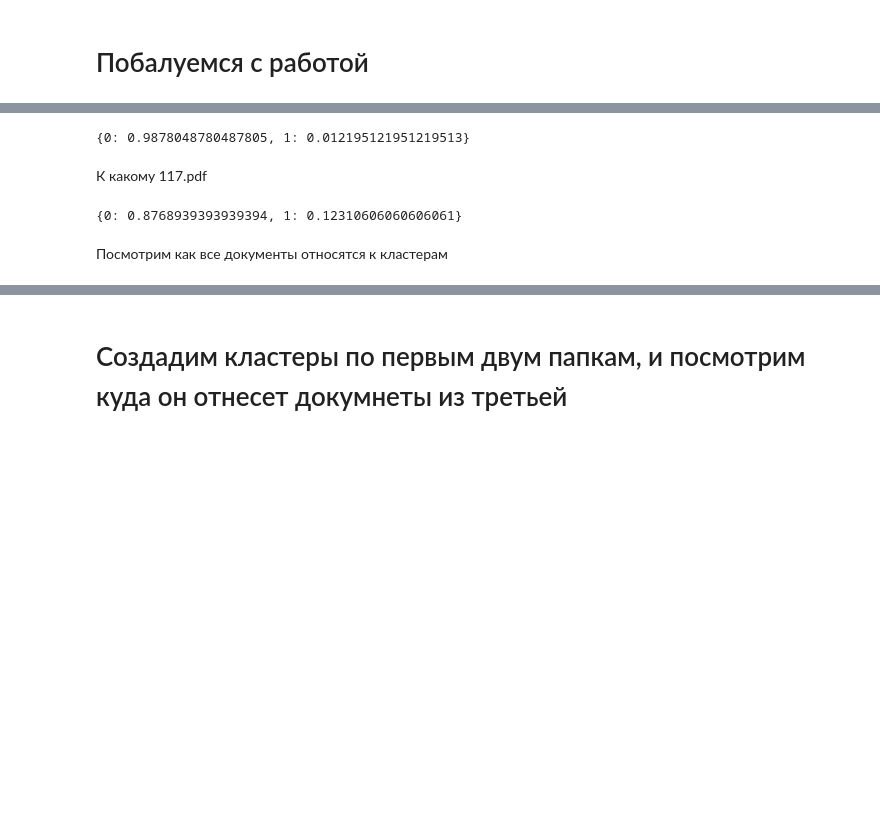
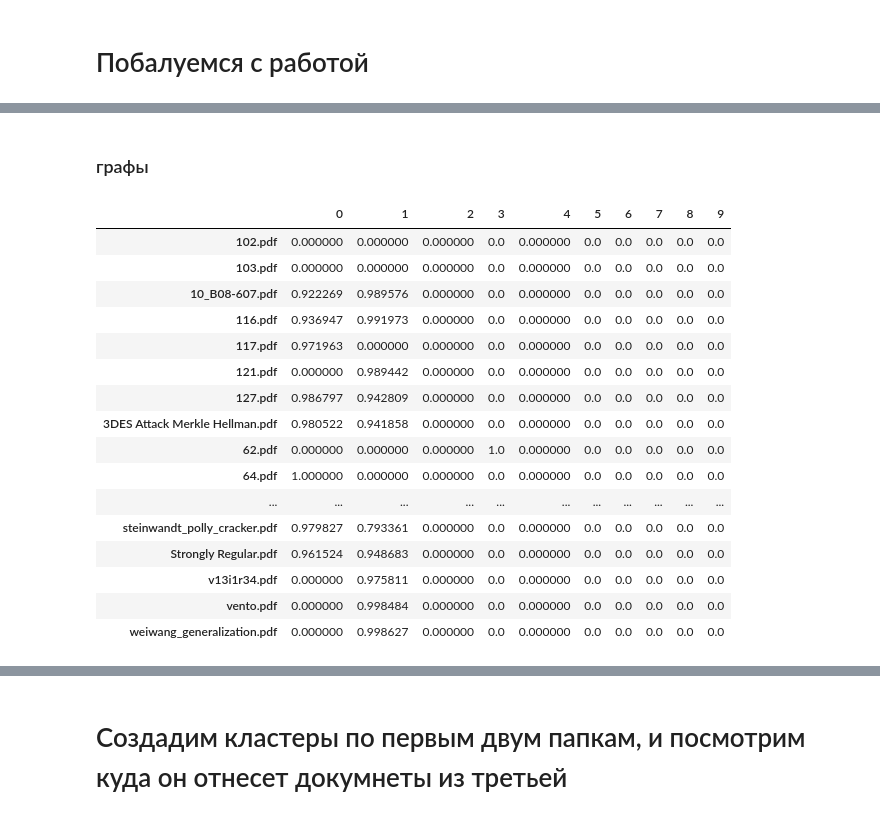
Before and after one commit to avatar4ik3/clustering, a Jupyter notebook: sample.ipynb, the cells around one changed output, grey strips where cells are left out. Drawn from its saved outputs; the diff is of its cells as text; code cells hidden in the pictures; blank space fills up the shorter version.

```diff
--- a/sample.ipynb
+++ b/sample.ipynb
@@ -337,4 +630,4 @@ exception on 76.pdf while attamted to read it
 # %%
-names2 = [d for d in rawDocuments2 if rawDocuments2[d] != '']
+realNames = [d for d in rawDocuments2 if rawDocuments2[d] != '']
 len(rawDocuments2) - len(names2)
 # %% [output]
@@ -342,8 +637,13 @@ len(rawDocuments2) - len(names2)
 # %%
 #я так понимаю это очень плохой селектор и текстовый процессор, потому что он не удаляет мат формулы
-selectionLimiter2 = 0.015
+selectionLimiter2 = 0.3
+max_word_count = 6
+matrix_interval_size = 3
+max_nodes_in_edge = 3
+max_edge_simmularity = 0.15
+graph_clusters_count = 10
 in_texts2 = list (map (lambda x : defaultTextPipe(rawDocuments2[x]),names2))
 freqs2 = list (map (lambda x : frequency(x),in_texts2))
-ss2 = list(map ( lambda x : selectWords(x,selectionLimiter2) ,in_texts2))
+ss2 = list(map ( lambda x : select_words_count(x,max_word_count) ,in_texts2))
 selected2 = selectedDocumentsWords(ss2)
-selected2
+m2 = buildMatrix(in_texts2,selected2,matrix_interval_size)
@@ -419,15 +664,29 @@ cl_texts
-# %%
-doc = frequency(defaultTextPipe(rawDocuments2["102.pdf"]))
-classify(doc,cl_texts)
-# %% [output]
-{0: 0.9878048780487805, 1: 0.012195121951219513}
-# %% [markdown]
-К какому 117.pdf
-# %%
-doc = frequency(defaultTextPipe(rawDocuments2["117.pdf"]))
-classify(doc,cl_texts)
-# %% [output]
-{0: 0.8768939393939394, 1: 0.12310606060606061}
-# %% [markdown]
-Посмотрим как все документы относятся к кластерам
+# %% [markdown]
+### графы
+# %%
+
+texts = dict[str,Text]([(x,defaultTextPipe(rawDocuments2[x])) for x in realNames])
+selected_words = dict[str,Text]([(x,select_words_count(texts[x],max_word_count)) for x in realNames])
+matricies = dict[str,Matrix]([(x,buildMatrix([texts[x]],selected_words[x],matrix_interval_size,len(realNames))) for x in realNames])
+metric_g_cosine = dict[str,dict[str,float]]([(x,classify_hard_graph(cls,matricies[x])) for x in realNames])
+metric_g_cosine
+pd.DataFrame.from_dict(metric_g_cosine,orient='index')
+# %% [output]
+|  | 0 | 1 | 2 | 3 | 4 | 5 | 6 | 7 | 8 | 9 |
+| 102.pdf | 0.000000 | 0.000000 | 0.000000 | 0.0 | 0.000000 | 0.0 | 0.0 | 0.0 | 0.0 | 0.0 |
+| 103.pdf | 0.000000 | 0.000000 | 0.000000 | 0.0 | 0.000000 | 0.0 | 0.0 | 0.0 | 0.0 | 0.0 |
+| 10_B08-607.pdf | 0.922269 | 0.989576 | 0.000000 | 0.0 | 0.000000 | 0.0 | 0.0 | 0.0 | 0.0 | 0.0 |
+| 116.pdf | 0.936947 | 0.991973 | 0.000000 | 0.0 | 0.000000 | 0.0 | 0.0 | 0.0 | 0.0 | 0.0 |
+| 117.pdf | 0.971963 | 0.000000 | 0.000000 | 0.0 | 0.000000 | 0.0 | 0.0 | 0.0 | 0.0 | 0.0 |
+| 121.pdf | 0.000000 | 0.989442 | 0.000000 | 0.0 | 0.000000 | 0.0 | 0.0 | 0.0 | 0.0 | 0.0 |
+| 127.pdf | 0.986797 | 0.942809 | 0.000000 | 0.0 | 0.000000 | 0.0 | 0.0 | 0.0 | 0.0 | 0.0 |
+| 3DES Attack Merkle Hellman.pdf | 0.980522 | 0.941858 | 0.000000 | 0.0 | 0.000000 | 0.0 | 0.0 | 0.0 | 0.0 | 0.0 |
+| 62.pdf | 0.000000 | 0.000000 | 0.000000 | 1.0 | 0.000000 | 0.0 | 0.0 | 0.0 | 0.0 | 0.0 |
+| 64.pdf | 1.000000 | 0.000000 | 0.000000 | 0.0 | 0.000000 | 0.0 | 0.0 | 0.0 | 0.0 | 0.0 |
+| ... | ... | ... | ... | ... | ... | ... | ... | ... | ... | ... |
+| steinwandt_polly_cracker.pdf | 0.979827 | 0.793361 | 0.000000 | 0.0 | 0.000000 | 0.0 | 0.0 | 0.0 | 0.0 | 0.0 |
+| Strongly Regular.pdf | 0.961524 | 0.948683 | 0.000000 | 0.0 | 0.000000 | 0.0 | 0.0 | 0.0 | 0.0 | 0.0 |
+| v13i1r34.pdf | 0.000000 | 0.975811 | 0.000000 | 0.0 | 0.000000 | 0.0 | 0.0 | 0.0 | 0.0 | 0.0 |
+| vento.pdf | 0.000000 | 0.998484 | 0.000000 | 0.0 | 0.000000 | 0.0 | 0.0 | 0.0 | 0.0 | 0.0 |
+| weiwang_generalization.pdf | 0.000000 | 0.998627 | 0.000000 | 0.0 | 0.000000 | 0.0 | 0.0 | 0.0 | 0.0 | 0.0 |
 # %%
```
Also changed, not shown: parts of 39 cells of this notebook, 5 other files.
